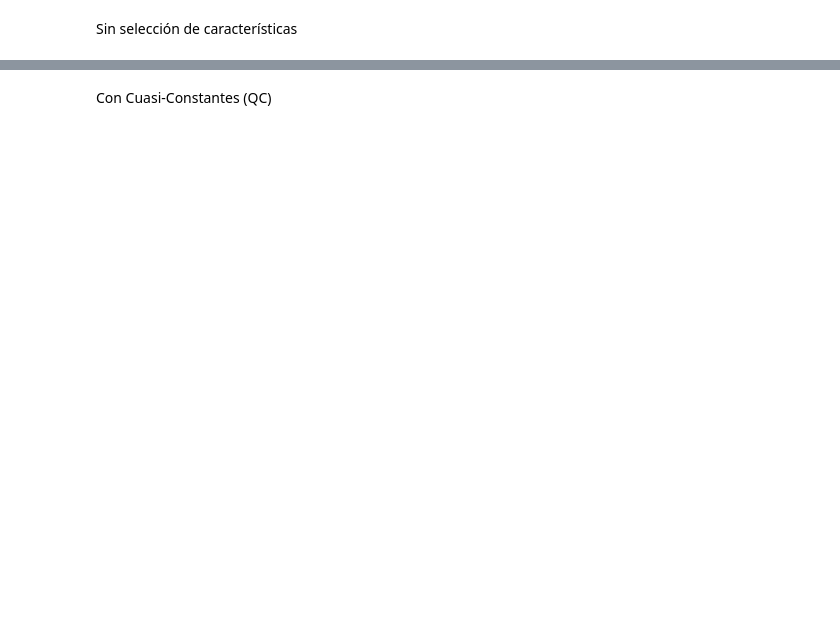
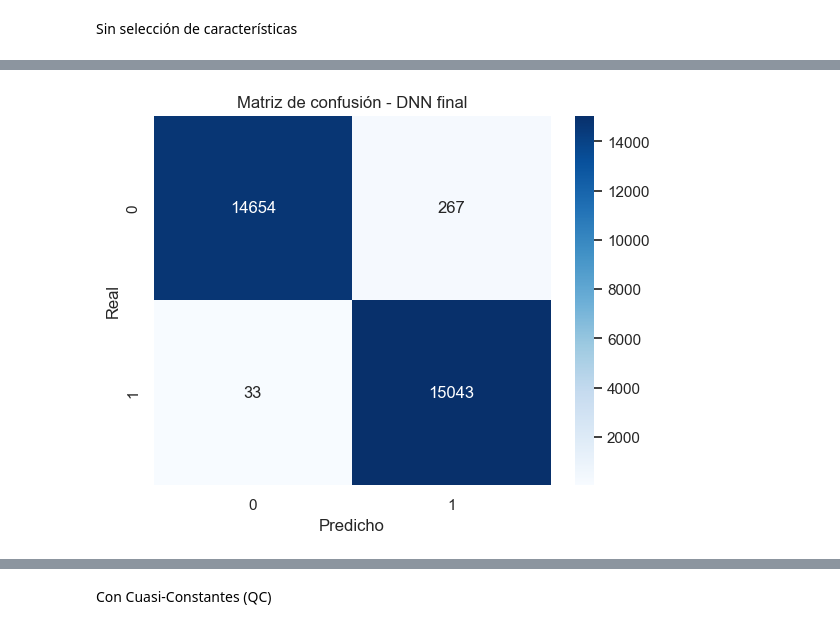
Before and after one commit to AnaKarina15/Aprendizaje-de-maquinas-supervisado, a Jupyter notebook: Ciberbullying_.ipynb, the cells around one changed output, grey strips where cells are left out. Cells and saved outputs as stored; diff of their text form; code cells hidden in the pictures; blank space fills up the shorter version.

Commit message:
Finalizado

```diff
--- a/Ciberbullying_.ipynb
+++ b/Ciberbullying_.ipynb
@@ -2487,0 +2479,15 @@ Clases codificadas: {'cyberbullying': 0, 'not_cyberbullying': 1}
+# %%
+from tensorflow import keras
+
+def build_dnn(input_dim, hidden_units=256, learning_rate=1e-3):
+    model = keras.models.Sequential([
+        keras.layers.Dense(hidden_units, activation='relu', input_shape=(input_dim,)),
+        keras.layers.Dense(1, activation='sigmoid')
+    ])
+
+    model.compile(
+        optimizer=keras.optimizers.Adam(learning_rate),
+        loss='binary_crossentropy',
+        metrics=['accuracy']
+    )
+    return model
@@ -2502,0 +2588,47 @@ KeyboardInterrupt:
+# %%
+from sklearn.metrics import accuracy_score, confusion_matrix, classification_report
+import seaborn as sns
+import matplotlib.pyplot as plt
+import pandas as pd
+import numpy as np
+from scipy.sparse import issparse
+
+# 1) Asegurar formato correcto para Keras (denso float32)
+if issparse(xtrain):
+    Xtrain_dnn = xtrain.toarray().astype("float32")
+else:
+    Xtrain_dnn = np.asarray(xtrain, dtype="float32")
+
+if issparse(xtest):
+    Xtest_dnn = xtest.toarray().astype("float32")
+else:
+    Xtest_dnn = np.asarray(xtest, dtype="float32")
+
+y_train_dnn = np.asarray(y_train_bin, dtype="float32")
+y_test_dnn  = np.asarray(y_test_bin,  dtype="float32")
+
+# 2) Construir y entrenar el modelo FINAL
+dnn_final = build_dnn(Xtrain_dnn.shape[1])
+
+history_final = dnn_final.fit(
+    Xtrain_dnn, y_train_dnn,
+    epochs=5,
+    batch_size=32,
+    validation_split=0.2,
+    verbose=1
+)
+
+# 3) Predicciones en test
+y_prob = dnn_final.predict(Xtest_dnn)
+y_pred = (y_prob >= 0.5).astype(int).ravel()
+
+print("Accuracy en test:", accuracy_score(y_test_dnn, y_pred))
+
+# 4) Matriz de confusión
+cm = confusion_matrix(y_test_dnn, y_pred)
+sns.heatmap(cm, annot=True, cmap='Blues', fmt='d')
+plt.title("Matriz de confusión - DNN final")
+plt.xlabel("Predicho")
+plt.ylabel("Real")
+plt.show()
+# %% [output]
@@ -2502,0 +2647 @@ KeyboardInterrupt:
+[figure, added]
```
Also changed, not shown: parts of 155 cells of this notebook, 1 other file.
